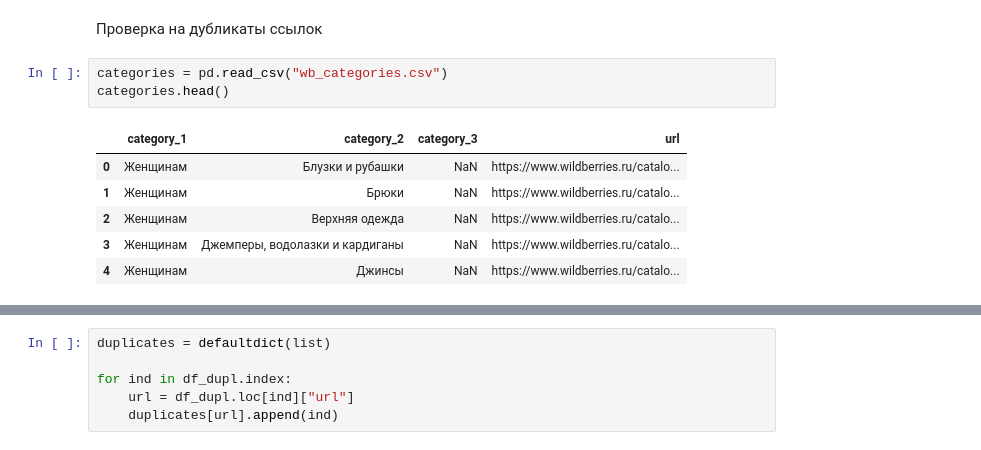
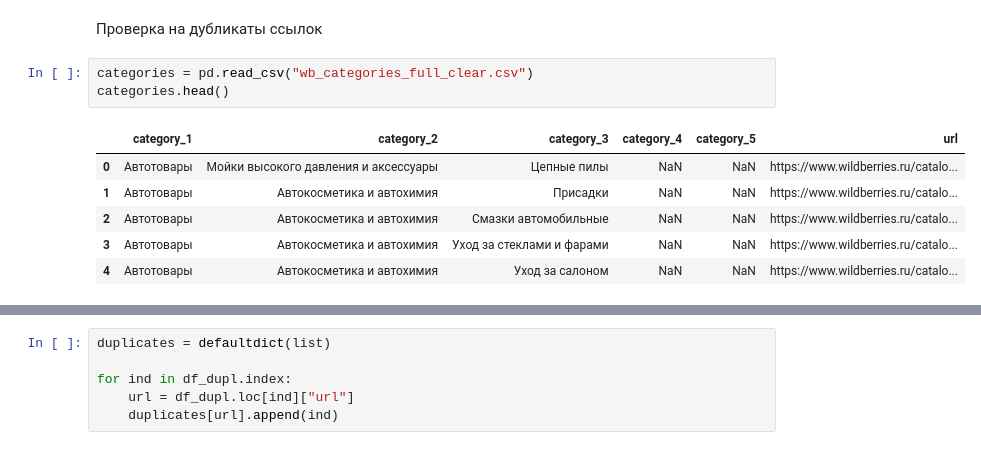
Before and after one commit to Kulikov17/seo-optimization-product-cards, a Jupyter notebook: notebooks/parsing_statistics.ipynb, the cells around one changed output, grey strips where cells are left out. Saved outputs shown, nothing was run; the diff lists cells and outputs as text.

```diff
--- a/notebooks/parsing_statistics.ipynb
+++ b/notebooks/parsing_statistics.ipynb
@@ -127,12 +132,12 @@ ___
 # %% [markdown]
 Проверка на дубликаты ссылок
 # %%
-categories = pd.read_csv("wb_categories.csv")
+categories = pd.read_csv("wb_categories_full_clear.csv")
 categories.head()
 # %% [output]
-|  | category_1 | category_2 | category_3 | url |
-| 0 | Женщинам | Блузки и рубашки | NaN | https://www.wildberries.ru/catalo... |
-| 1 | Женщинам | Брюки | NaN | https://www.wildberries.ru/catalo... |
-| 2 | Женщинам | Верхняя одежда | NaN | https://www.wildberries.ru/catalo... |
-| 3 | Женщинам | Джемперы, водолазки и кардиганы | NaN | https://www.wildberries.ru/catalo... |
-| 4 | Женщинам | Джинсы | NaN | https://www.wildberries.ru/catalo... |
+|  | category_1 | category_2 | category_3 | category_4 | category_5 | url |
+| 0 | Автотовары | Мойки высокого давления и аксессуары | Цепные пилы | NaN | NaN | https://www.wildberries.ru/catalo... |
+| 1 | Автотовары | Автокосметика и автохимия | Присадки | NaN | NaN | https://www.wildberries.ru/catalo... |
+| 2 | Автотовары | Автокосметика и автохимия | Смазки автомобильные | NaN | NaN | https://www.wildberries.ru/catalo... |
+| 3 | Автотовары | Автокосметика и автохимия | Уход за стеклами и фарами | NaN | NaN | https://www.wildberries.ru/catalo... |
+| 4 | Автотовары | Автокосметика и автохимия | Уход за салоном | NaN | NaN | https://www.wildberries.ru/catalo... |
```
Also changed, not shown: parts of 26 cells of this notebook.
